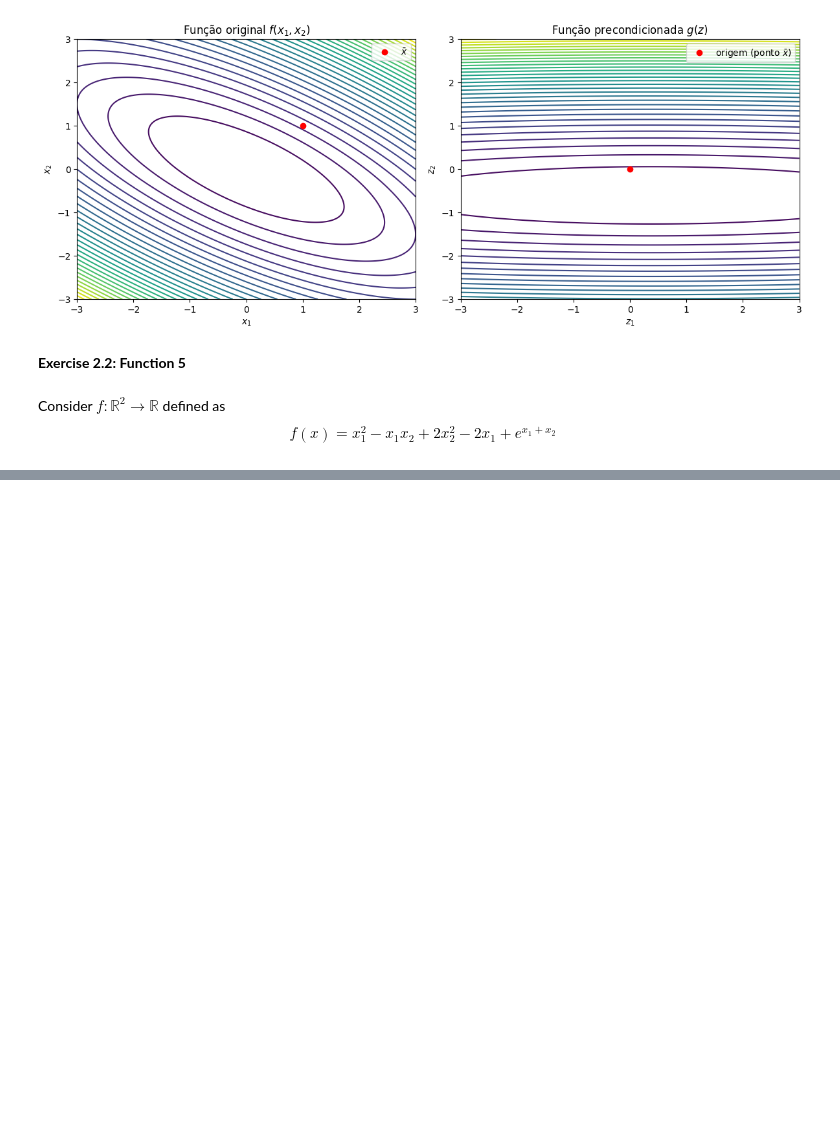
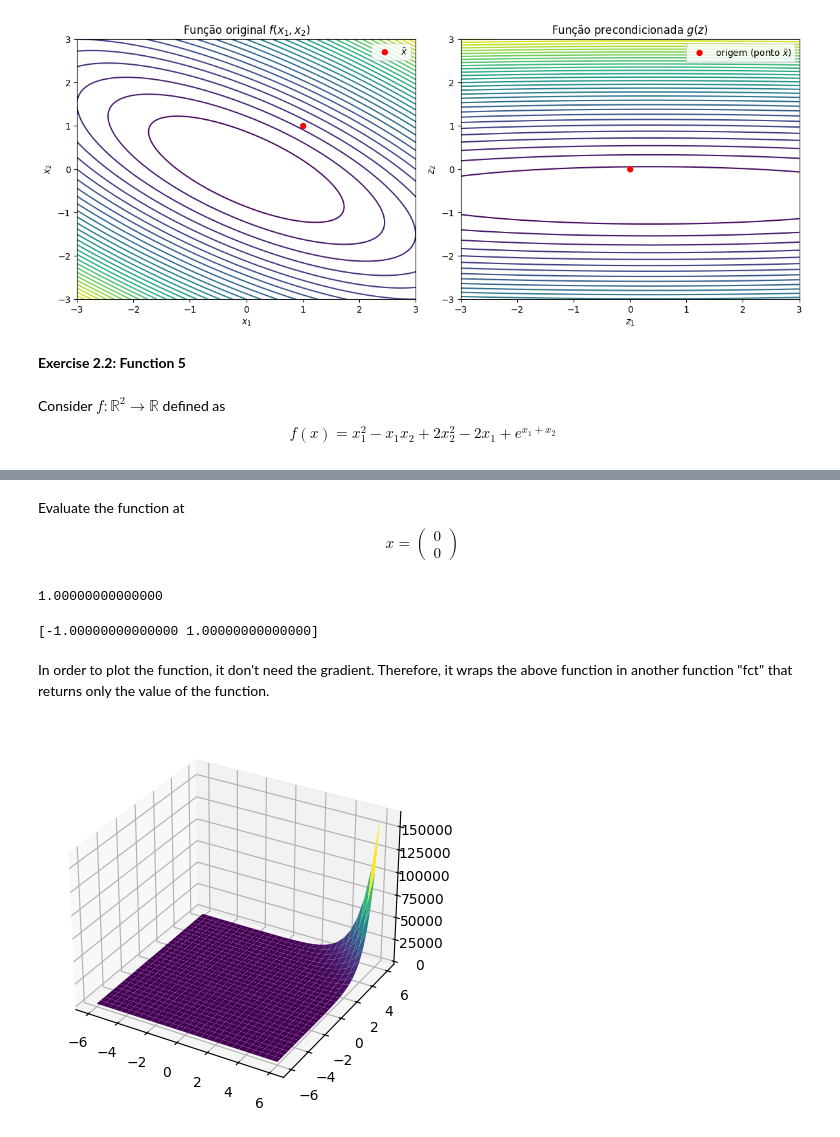
Before and after one commit to alexandreproeng/Optimization, a Jupyter notebook: notebooks/Atividade1_Alexandre_Costa.ipynb, the cells around one changed output, grey strips where cells are left out. Cells and saved outputs as stored; diff of their text form; code cells hidden in the pictures; blank space fills up the shorter version.

```diff
--- a/notebooks/Atividade1_Alexandre_Costa.ipynb
+++ b/notebooks/Atividade1_Alexandre_Costa.ipynb
@@ -5,10 +5,10 @@ Consider $f:\mathbb{R}^2 \to \mathbb{R}$ defined as \\[f(x)= x_1^2 + 2x_1x_2 + 2
 # %%
-#Calculate the gradient
+#Calculate the Gradient
 import sympy as sp
 x = sp.IndexedBase('x')
-f = 1.0 * x[0] * x[0] + 2.0*x[0] * x[1] + 2.0 * x[1] * x[1]
-x = sp.Matrix([x[0], x[0]])
-gradiente = sp.Matrix([sp.diff(f, var) for var in x])
+f = 1.0 * x[0] * x[0] + 2.0 * x[0] * x[1] + 2.0 * x[1] * x[1]
+x = sp.Matrix([x[0], x[1]])
+gradient = sp.Matrix([sp.diff(f, var) for var in x])
 # %% [markdown]
 The gradient is \\[ \nabla f(x) = \left(\begin{array}{c}2 x_1 + 2 x_2  \\ 2 x_1 + 4 x_2 \end{array}\right)\\]
 # %%
@@ -206,0 +209,47 @@ The gradient is \\[ \nabla f(x) = \left(\begin{array}{c}2 x_1 - x_2 - 2 + exp^{(
+# %%
+import numpy as np
+def ex0225(x):
+    f = 1.0*x[0]*x[0] - 1.0*x[0]*x[1] + 2.0*x[1]*x[1] - 2.0*x[0] + 1.0*sp.exp(x[0] + x[1])
+    g = np.array([2.0*x[0] - x[1] - 2.0 + 1.0*sp.exp(x[0] + x[1]), -1.0*x[0] + 4.0*x[1] + 1.0*sp.exp(x[0] + x[1])])
+    h = np.array([[2.0 + 1.0*sp.exp(x[0] + x[1]), -1.0 + 1.0*sp.exp(x[0] + x[1])] , [-1.0 + 1.0*sp.exp(x[0] + x[1]), 1.0*sp.exp(x[0] + x[1])]])
+    return f, g, h
+# %% [markdown]
+Evaluate the function at \\[ x = \left(\begin{array}{c}0 \\ 0 \end{array}\right)\\]
+# %%
+x = np.array([0, 0])
+f, g, h = ex0225(x)
+# %%
+print (f)
+# %% [output]
+1.00000000000000
+# %%
+print (g)
+# %% [output]
+[-1.00000000000000 1.00000000000000]
+# %% [markdown]
+In order to plot the function, it don't need the gradient. Therefore, it wraps the above function in another function "fct" that returns only the value of the function.
+# %%
+import numpy as np
+import matplotlib.pyplot as plt
+from mpl_toolkits.mplot3d import Axes3D
+
+def fct(x, y):
+    f, g, h = ex0225(np.array([x, y]))
+    return f
+
+# Create meshgrid
+meshx = np.linspace(-6, 6, 30)
+meshy = np.linspace(-6, 6, 30)
+X, Y = np.meshgrid(meshx, meshy)
+#Z = fct(X, Y)
+Z = np.vectorize(fct)(X, Y)
+
+
+# Plotting
+fig = plt.figure()
+ax = fig.add_subplot(111, projection='3d')
+ax.plot_surface(X, Y, Z, rstride=1, cstride=1, cmap='viridis', edgecolor='none')
+
+plt.show()
+# %% [output]
+[figure, added]
```
Also changed, not shown: parts of 13 cells of this notebook, 3 other files.
